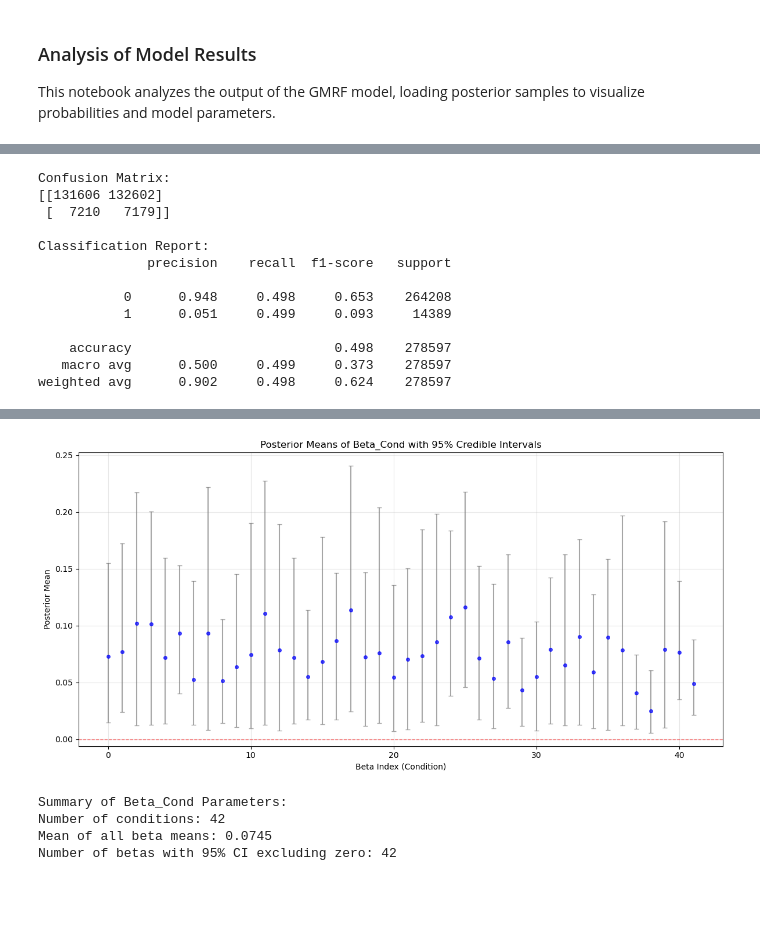
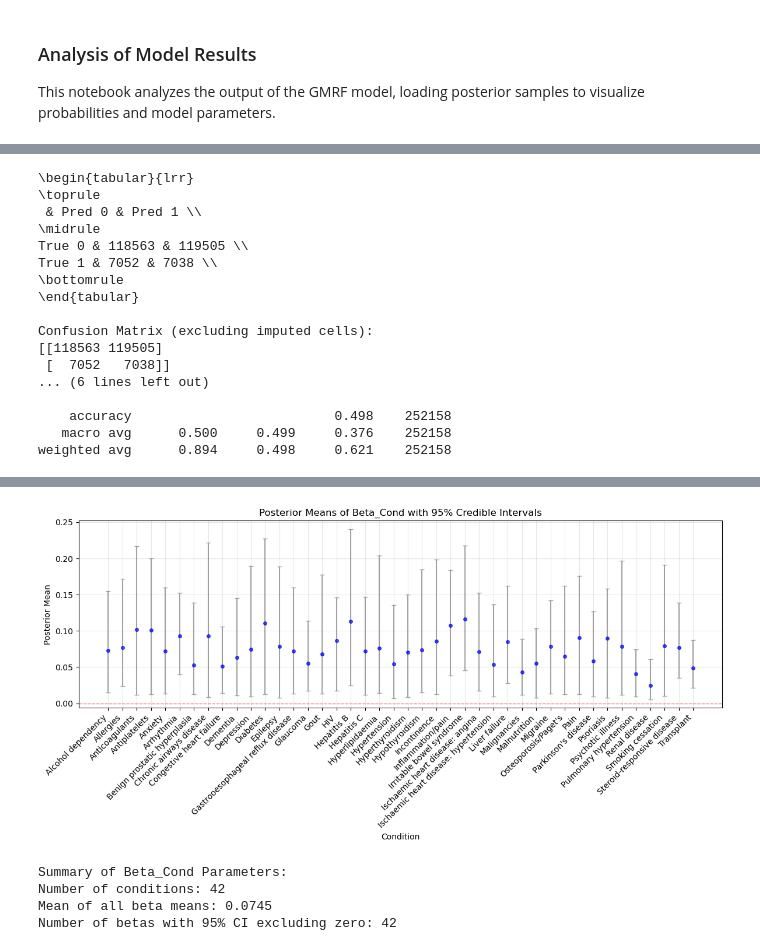
Before and after one commit to BernardoFL/PharmacyAlloc, a Jupyter notebook: model_analysis.ipynb, the cells around one changed output, grey strips where cells are left out. Drawn from its saved outputs; the diff is of its cells as text; code cells hidden in the pictures; blank space fills up the shorter version.

```diff
--- a/model_analysis.ipynb
+++ b/model_analysis.ipynb
@@ -194,5 +252,5 @@ Loaded probability draws: (4000, 6479, 43); std matrix shape: (6479, 43)
 # %%
-# Confusion Matrix and Classification Report
+# Confusion Matrix and Classification Report (excluding imputed cells)
 import numpy as np
 from sklearn.metrics import confusion_matrix, classification_report
 from dataloader import load_data
@@ -209,9 +267,9 @@ def load_ground_truth_from_dataloader() -> np.ndarray:
         A_2d = (A_2d + 1) / 2
     return A_2d.astype(np.int32)
 
-# Use the P_mean computed in the previous cell
-if 'P_mean' not in locals():
-     raise NameError("'P_mean' not defined. Please run the cell that computes the posterior mean probability first.")
+# Ensure we have P_mean and the imputation mask
+if 'P_mean' not in locals() or 'imputation_mask' not in locals():
+     raise NameError("'P_mean' and/or 'imputation_mask' not defined. Please run previous cells first.")
 
 A_true_full = load_ground_truth_from_dataloader()
 A_true = A_true_full[:P_mean.shape[0], :P_mean.shape[1]]
@@ -219,32 +277,41 @@ A_true = A_true_full[:P_mean.shape[0], :P_mean.shape[1]]
 # Binarize predictions at 0.5 threshold
 A_pred = (P_mean >= 0.5).astype(np.int32)
 
-# Flatten for confusion matrix computation
-y_true = A_true.flatten()
-y_pred = np.asarray(A_pred).flatten()
+# Exclude imputed cells
+valid_mask = ~imputation_mask
+
+y_true = A_true[valid_mask].flatten()
+y_pred = np.asarray(A_pred)[valid_mask].flatten()
 
 # Compute confusion matrix
 cm = confusion_matrix(y_true, y_pred)
-print("Confusion Matrix:")
+confusion_matrix_df = pd.DataFrame(cm, index=['True 0', 'True 1'], columns=['Pred 0', 'Pred 1'])
+confusion_matrix_df = confusion_matrix_df.to_latex(index=True, header=True, float_format="%.3f")
+print(confusion_matrix_df)
+print("Confusion Matrix (excluding imputed cells):")
 print(cm)
 
 # Optionally, print classification report for more detail
-print("\nClassification Report:")
+print("\nClassification Report (excluding imputed cells):")
 print(classification_report(y_true, y_pred, digits=3))
 # %% [output]
-Confusion Matrix:
-[[131606 132602]
- [  7210   7179]]
+\begin{tabular}{lrr}
+\toprule
+ & Pred 0 & Pred 1 \\
+\midrule
+True 0 & 118563 & 119505 \\
+True 1 & 7052 & 7038 \\
+\bottomrule
+\end{tabular}
 
-Classification Report:
-              precision    recall  f1-score   support
+Confusion Matrix (excluding imputed cells):
+[[118563 119505]
+ [  7052   7038]]
+... (6 lines left out)
 
-           0      0.948     0.498     0.653    264208
-           1      0.051     0.499     0.093     14389
-
-    accuracy                          0.498    278597
-   macro avg      0.500     0.499     0.373    278597
-weighted avg      0.902     0.498     0.624    278597
+    accuracy                          0.498    252158
+   macro avg      0.500     0.499     0.376    252158
+weighted avg      0.894     0.498     0.621    252158
 # %%
 # Analysis of Beta Parameters from Combined Results
 import os
@@ -280,9 +347,21 @@ def load_beta_samples_from_combined(base_dir: str = 'Res/'):
 
 # Load the beta samples
 try:
+    # Get condition names for plotting
+    full_condition_list, _, _ = get_global_condition_info()
+    condition_names = [c.name for c in full_condition_list]
+
     beta_samples = load_beta_samples_from_combined()
 
     num_betas = beta_samples.shape[1]
+
+    # Match condition names to the number of betas
+    if len(condition_names) > num_betas:
+        print(f"Warning: Number of condition names ({len(condition_names)}) > number of betas ({num_betas}). Truncating names.")
+        condition_names = condition_names[:num_betas]
+    elif len(condition_names) < num_betas:
+        print(f"Warning: Number of condition names ({len(condition_names)}) < number of betas ({num_betas}). Some betas will not be labeled.")
+        condition_names.extend([f"Beta {i}" for i in range(len(condition_names), num_betas)])
 
     # Compute posterior mean and 95% credible interval
     beta_means = jnp.mean(beta_samples, axis=0)
@@ -297,11 +376,15 @@ try:
                  capsize=3, capthick=1, fmt='o', markersize=4,
                  color='blue', ecolor='gray', alpha=0.7)
     plt.axhline(y=0, color='red', linestyle='--', alpha=0.5, linewidth=1)
-    plt.xlabel('Beta Index (Condition)')
+    plt.xticks(np.arange(num_betas), condition_names, rotation=45, ha='right')
+    plt.xlabel('Condition')
     plt.ylabel('Posterior Mean')
     plt.title('Posterior Means of Beta_Cond with 95% Credible Intervals')
     plt.grid(True, alpha=0.3)
     plt.tight_layout()
+
+    # Save plot as PDF
+    plt.savefig('plots/beta_parameters_plot.pdf', format='pdf', bbox_inches='tight', dpi=300)
     plt.show()
 
     # Print summary statistics
@@ -319,4 +403,4 @@ Loading beta parameters from: Res/sharded_hierarchical_gp_20250903_144324
-[figure, old version]
+[figure, new version]
 Summary of Beta_Cond Parameters:
 Number of conditions: 42
 Mean of all beta means: 0.0745
```
Also changed, not shown: parts of 6 cells of this notebook.
